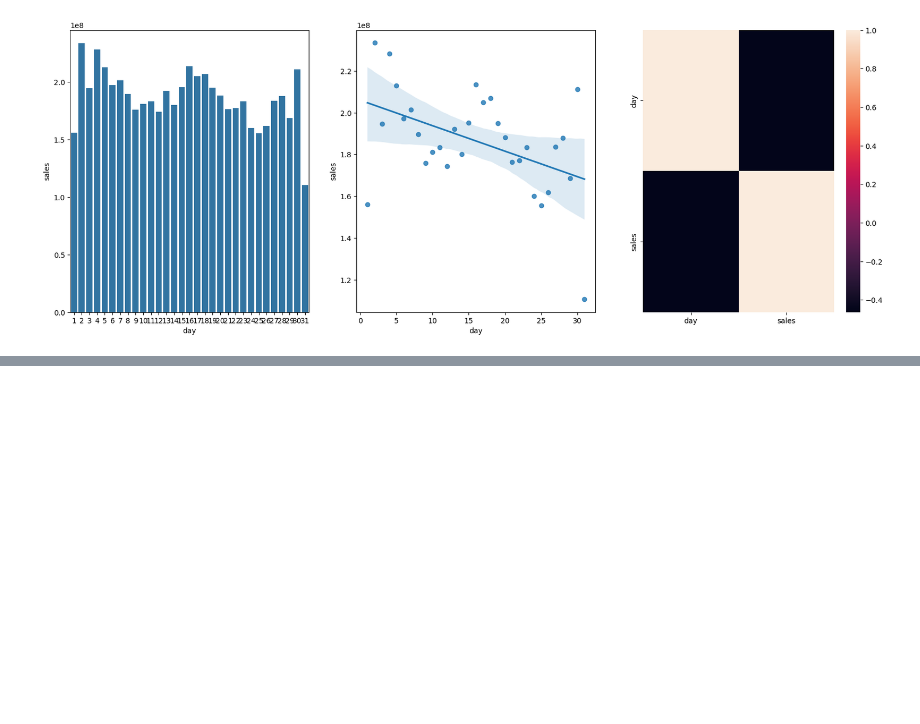
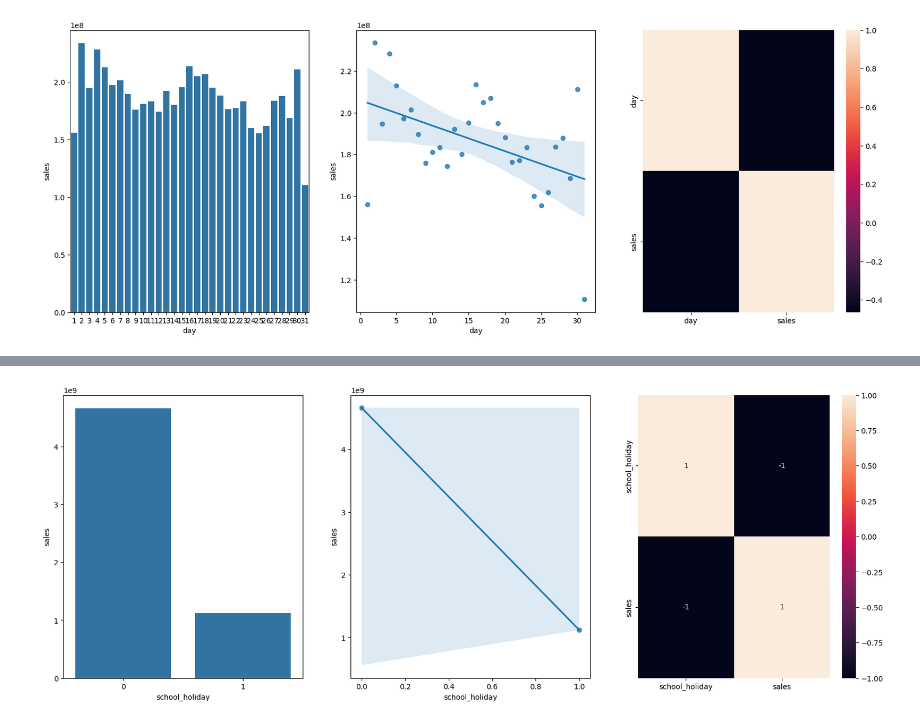
Before and after one commit to IgMnT/DSEmProducao, a Jupyter notebook: store_sales_prediction.ipynb, the cells around one changed output, grey strips where cells are left out. Drawn from its saved outputs; the diff is of its cells as text; code cells hidden in the pictures; blank space fills up the shorter version.

```diff
--- a/store_sales_prediction.ipynb
+++ b/store_sales_prediction.ipynb
@@ -282,0 +365,12 @@ Index(['store', 'day_of_week', 'date', 'sales', 'customers', 'open', 'promo',
+# %%
+## Lojas deveriam vender mais durante os feriados escolares.
+aux1 = df3[['school_holiday', 'sales']].groupby('school_holiday').sum().reset_index()
+plt.figure(figsize=(20, 7))  # Largura de 20 e altura de 5
+plt.subplot(1, 3, 1)
+sns.barplot(x='school_holiday', y='sales', data=aux1);
+plt.subplot(1, 3, 2)
+sns.regplot(x='school_holiday', y='sales', data=aux1);
+plt.subplot(1, 3, 3)
+sns.heatmap(aux1.corr(method='pearson'), annot=True);
+# %% [output]
+[figure, added]
```
Also changed, not shown: parts of 17 cells of this notebook.
